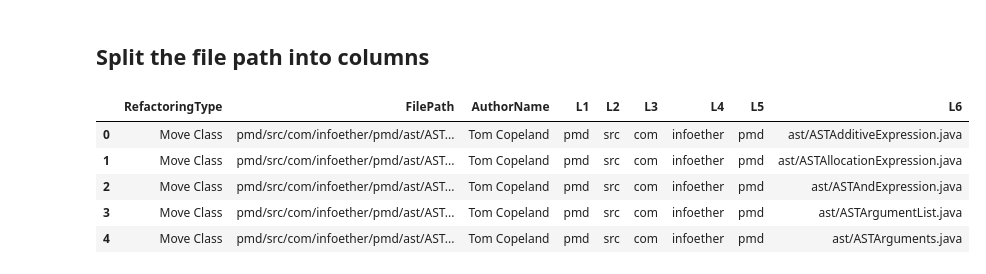
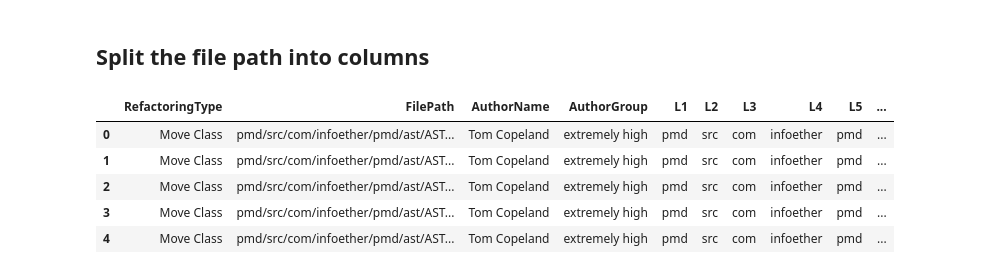
Before and after one commit to rkipp/DSCI644-2022-RefactoringRanking, a Jupyter notebook: notebooks/Phase2ParseFilePath.ipynb, the cells around one changed output. Cells and saved outputs as stored; diff of their text form; code cells hidden in the pictures.

Commit message:
Add AuthorGroup column
Add AuthorGroup column based on the following grouping:

```diff
--- a/notebooks/Phase2ParseFilePath.ipynb
+++ b/notebooks/Phase2ParseFilePath.ipynb
@@ -71,7 +71,7 @@ df_single_paths = df_adangle[df_adangle['FilePath'].str.contains(',') == False]
 df_single_paths.reset_index(inplace=True)
 # df_single_paths.shape  # 8415 = 8495 - 80, check
 # %%
-df_design_matrix_unparsed_filepath = df_single_paths[['RefactoringType', 'FilePath', 'AuthorName']]
+df_design_matrix_unparsed_filepath = df_single_paths[['RefactoringType', 'FilePath', 'AuthorName']].copy()
 df_design_matrix_unparsed_filepath.head()
 # %% [output]
 |  | RefactoringType | FilePath | AuthorName |
@@ -82,0 +99,12 @@ df_design_matrix_unparsed_filepath.head()
+# %%
+df_design_matrix_unparsed_filepath['AuthorGroup'] = \
+np.where(df_design_matrix_unparsed_filepath['AuthorName'].isin(committers_extremely_high),
+         "extremely high",
+         np.where(df_design_matrix_unparsed_filepath['AuthorName'].isin(committers_high),
+                  "high", np.where(df_design_matrix_unparsed_filepath['AuthorName'].isin(committers_medium),
+                  "medium", "low")))
+# check each AuthorGroup
+# df_design_matrix_unparsed_filepath[df_design_matrix_unparsed_filepath['AuthorName'].isin(committers_extremely_high)]
+# df_design_matrix_unparsed_filepath[df_design_matrix_unparsed_filepath['AuthorName'].isin(committers_high)]
+# df_design_matrix_unparsed_filepath[df_design_matrix_unparsed_filepath['AuthorName'].isin(committers_medium)]
+# df_design_matrix_unparsed_filepath[df_design_matrix_unparsed_filepath['AuthorName'].isin(committers_low)]
@@ -83,16 +129,19 @@ df_design_matrix_unparsed_filepath.head()
 # %% [markdown]
 ## Split the file path into columns
 # %%
-df_design_matrix[['L1', 'L2', 'L3', 'L4', 'L5', 'L6']] = \
+df_design_matrix_unparsed_filepath[['L1', 'L2', 'L3', 'L4', 'L5', 'L6']] = \
 df_design_matrix_unparsed_filepath['FilePath'].str.split('/', 5, expand=True)
+df_design_matrix = df_design_matrix_unparsed_filepath.copy(deep=False)
+# df_design_matrix.head()
+# df_design_matrix_unparsed_filepath.head()
 df_design_matrix.head()
 # %% [output]
-|  | RefactoringType | FilePath | AuthorName | L1 | L2 | L3 | L4 | L5 | L6 |
-| 0 | Move Class | pmd/src/com/infoether/pmd/ast/AST... | Tom Copeland | pmd | src | com | infoether | pmd | ast/ASTAdditiveExpression.java |
-| 1 | Move Class | pmd/src/com/infoether/pmd/ast/AST... | Tom Copeland | pmd | src | com | infoether | pmd | ast/ASTAllocationExpression.java |
-| 2 | Move Class | pmd/src/com/infoether/pmd/ast/AST... | Tom Copeland | pmd | src | com | infoether | pmd | ast/ASTAndExpression.java |
-| 3 | Move Class | pmd/src/com/infoether/pmd/ast/AST... | Tom Copeland | pmd | src | com | infoether | pmd | ast/ASTArgumentList.java |
-| 4 | Move Class | pmd/src/com/infoether/pmd/ast/AST... | Tom Copeland | pmd | src | com | infoether | pmd | ast/ASTArguments.java |
+|  | RefactoringType | FilePath | AuthorName | AuthorGroup | L1 | L2 | L3 | L4 | L5 | ... |
+| 0 | Move Class | pmd/src/com/infoether/pmd/ast/AST... | Tom Copeland | extremely high | pmd | src | com | infoether | pmd | ... |
+| 1 | Move Class | pmd/src/com/infoether/pmd/ast/AST... | Tom Copeland | extremely high | pmd | src | com | infoether | pmd | ... |
+| 2 | Move Class | pmd/src/com/infoether/pmd/ast/AST... | Tom Copeland | extremely high | pmd | src | com | infoether | pmd | ... |
+| 3 | Move Class | pmd/src/com/infoether/pmd/ast/AST... | Tom Copeland | extremely high | pmd | src | com | infoether | pmd | ... |
+| 4 | Move Class | pmd/src/com/infoether/pmd/ast/AST... | Tom Copeland | extremely high | pmd | src | com | infoether | pmd | ... |
 # %%
 # how many instances at each level?
 # df_design_matrix['L1'].value_counts().shape  # 95 at the top level, but 41 singletons
```
Also changed, not shown: parts of 8 cells of this notebook, 1 other file.
